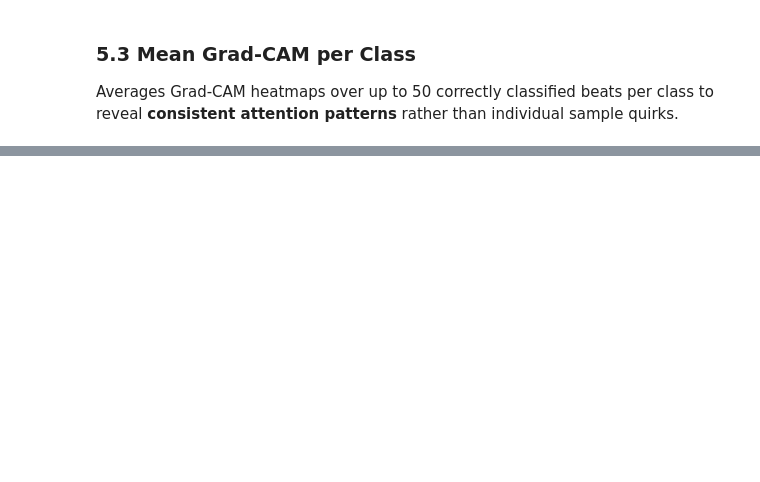
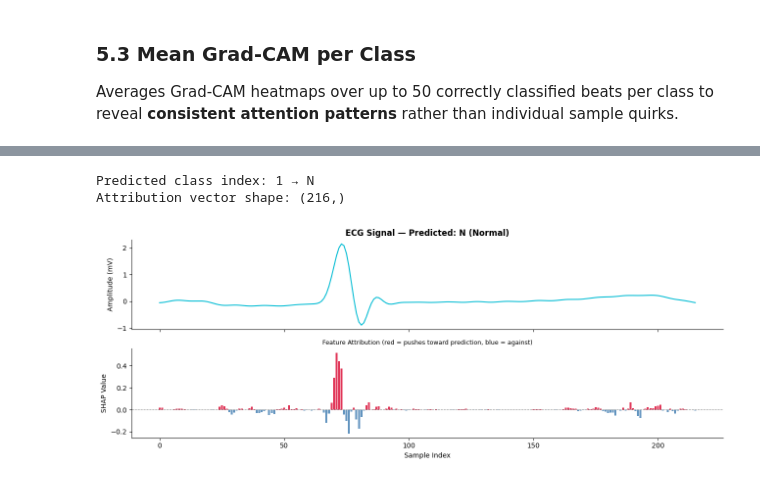
Before and after one commit to Sanugiw/ECG-Arrhythmia-Classifier, a Jupyter notebook: model_training.ipynb, the cells around one changed output, grey strips where cells are left out. Drawn from its saved outputs; the diff is of its cells as text; code cells hidden in the pictures; blank space fills up the shorter version.

Commit message:
Included SHAP explanaibility.

```diff
--- a/model_training.ipynb
+++ b/model_training.ipynb
@@ -815,0 +882,53 @@ plt.show()
+# %%
+def explain_with_shap(model, input_signal):
+    background  = np.zeros((1, 216, 1))
+    explainer   = sh.GradientExplainer(model, background)
+    shap_values = explainer.shap_values(input_signal)
+    return shap_values
+
+
+# --- Run SHAP on a single test sample ---
+sample_idx  = 0
+input_signal = X_test[sample_idx:sample_idx + 1]  # (1, 216, 1)
+
+pred_probs = best_model.predict(input_signal, verbose=0)
+pred_idx   = np.argmax(pred_probs)
+print(f"Predicted class index: {pred_idx} → {encoder.classes_[pred_idx]}")
+
+shap_values = explain_with_shap(best_model, input_signal)
+# shap_values.shape → (1, 216, 1, 5)  i.e. (batch, timesteps, channels, n_classes)
+
+sv = shap_values[0, :, 0, pred_idx]   # shape: (216,)
+print(f"Attribution vector shape: {sv.shape}")
+
+# --- Plot ---
+fig, axes = plt.subplots(2, 1, figsize=(13, 5), sharex=True)
+
+# Top: raw signal
+axes[0].plot(input_signal[0, :, 0], color='#00bcd4', linewidth=1.5)
+axes[0].set_ylabel("Amplitude (mV)")
+axes[0].set_title(
+    f"ECG Signal — Predicted: {encoder.classes_[pred_idx]} "
+    f"({LABEL_FULL.get(encoder.classes_[pred_idx], '')})",
+    fontweight="bold"
+)
+axes[0].spines[["top", "right"]].set_visible(False)
+
+# Bottom: SHAP attribution
+colors = ['crimson' if v >= 0 else 'steelblue' for v in sv]
+axes[1].bar(np.arange(len(sv)), sv, color=colors, alpha=0.85)
+axes[1].axhline(0, color='gray', linewidth=0.8, linestyle='--')
+axes[1].set_ylabel("SHAP Value")
+axes[1].set_xlabel("Sample Index")
+axes[1].set_title(
+    "Feature Attribution (red = pushes toward prediction, blue = against)",
+    fontsize=9
+)
+axes[1].spines[["top", "right"]].set_visible(False)
+
+fig.tight_layout()
+plt.show()
+# %% [output]
+Predicted class index: 1 → N
+Attribution vector shape: (216,)
+[figure, added]
```
Also changed, not shown: parts of 13 cells of this notebook, 3 other files.
